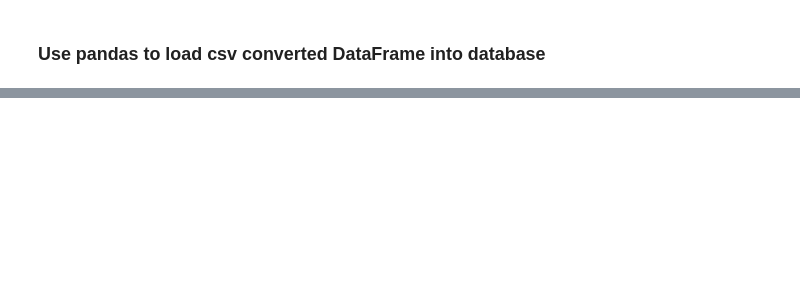
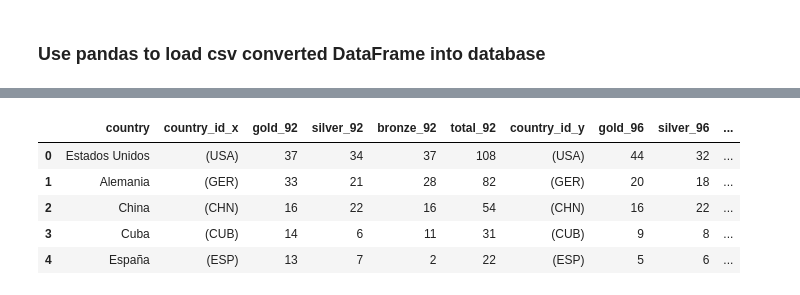
Before and after one commit to MarcoASB/Project1.5, a Jupyter notebook: Project.ipynb, the cells around one changed output, grey strips where cells are left out. Cells and saved outputs as stored; diff of their text form; code cells hidden in the pictures; blank space fills up the shorter version.

```diff
--- a/Project.ipynb
+++ b/Project.ipynb
@@ -93,3 +93,14 @@ df4.to_sql(name='atenas_2004', con=engine, if_exists='append', index=False)
 df5.to_sql(name='pekin_2008', con=engine, if_exists='append', index=False)
 df6.to_sql(name='londres_2012', con=engine, if_exists='append', index=False)
 df7.to_sql(name='rio_2016', con=engine, if_exists='append', index=False)
+# %%
+df8 = pd.merge(df1,df2, on='country',how='inner')
+# %%
+df8.head()
+# %% [output]
+|  | country | country_id_x | gold_92 | silver_92 | bronze_92 | total_92 | country_id_y | gold_96 | silver_96 | ... |
+| 0 | Estados Unidos | (USA) | 37 | 34 | 37 | 108 | (USA) | 44 | 32 | ... |
+| 1 | Alemania | (GER) | 33 | 21 | 28 | 82 | (GER) | 20 | 18 | ... |
+| 2 | China | (CHN) | 16 | 22 | 16 | 54 | (CHN) | 16 | 22 | ... |
+| 3 | Cuba | (CUB) | 14 | 6 | 11 | 31 | (CUB) | 9 | 8 | ... |
+| 4 | España | (ESP) | 13 | 7 | 2 | 22 | (ESP) | 5 | 6 | ... |
```
Also changed, not shown: parts of 13 cells of this notebook.
